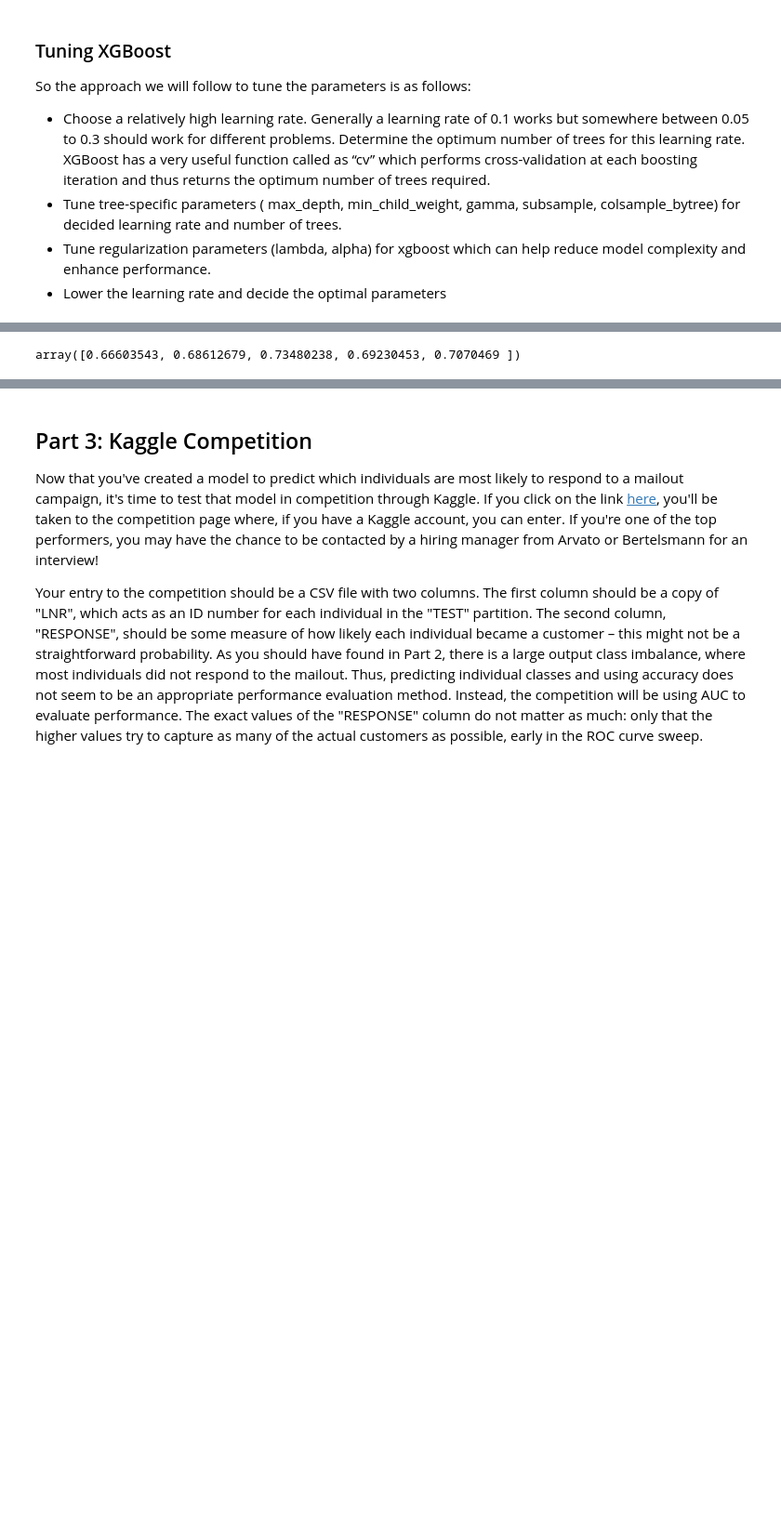
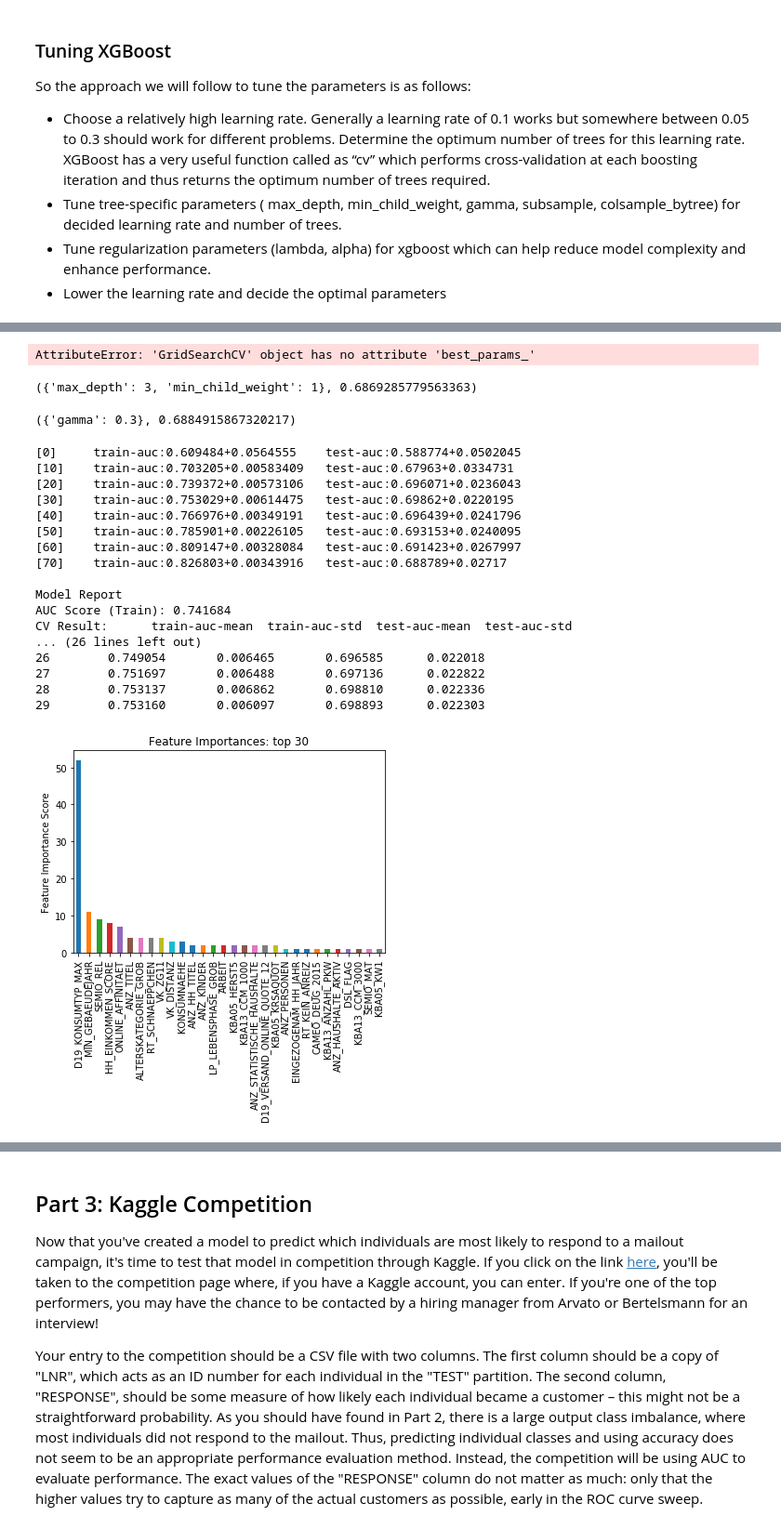
Before and after one commit to santamm/Customer-Segmentation, a Jupyter notebook: Arvato Project Workbook.ipynb, the cells around one changed output, grey strips where cells are left out. Shown at 93% size. Cells and saved outputs as stored; diff of their text form; code cells hidden in the pictures; blank space fills up the shorter version.

```diff
--- a/Arvato Project Workbook.ipynb
+++ b/Arvato Project Workbook.ipynb
@@ -1879,4 +1717,71 @@ KeyboardInterrupt:
-# %%
-scores
-# %% [output]
-array([0.66603543, 0.68612679, 0.73480238, 0.69230453, 0.7070469 ])
+# %%
+#gsearch1.best_params_, gsearch1.best_score_
+gsearch1.error_score
+# %% [output]
+AttributeError: 'GridSearchCV' object has no attribute 'best_params_'
+# %%
+#Since we took steps of 2 now we can look for optimum parameters
+param_test2 = {
+ 'max_depth':[3,4],
+ 'min_child_weight':[1,2]
+}
+gsearch2 = GridSearchCV(estimator = XGBClassifier(learning_rate =0.1, n_estimators=140, max_depth=5,
+ min_child_weight=1, gamma=0, subsample=0.8, colsample_bytree=0.8,
+ objective= 'binary:logistic', nthread=2, scale_pos_weight=1, seed=27),
+param_grid = param_test2, scoring='roc_auc', n_jobs=2, iid=False, cv=5)
+
+gsearch2.fit(X,y)
+gsearch2.best_params_, gsearch2.best_score_
+# %% [output]
+({'max_depth': 3, 'min_child_weight': 1}, 0.6869285779563363)
+# %%
+# Now we tune Gamma: specifies the minimum loss reduction required to make a split
+param_test3 = {
+ 'gamma':[i/10.0 for i in range(0,5)]
+}
+
+gsearch3 = GridSearchCV(estimator = XGBClassifier( learning_rate=0.1, n_estimators=140, max_depth=3,
+ min_child_weight=1, gamma=0, subsample=0.8, colsample_bytree=0.8,
+ objective= 'binary:logistic', nthread=2, scale_pos_weight=1,seed=27),
+ param_grid = param_test3, scoring='roc_auc',n_jobs=2,iid=False, cv=5)
+
+gsearch3.fit(X,y)
+
+gsearch3.best_params_, gsearch3.best_score_
+# %% [output]
+({'gamma': 0.3}, 0.6884915867320217)
+# %%
+# Re-calibrate # of boosting rounds
+xgb2 = XGBClassifier(
+ learning_rate =0.1,
+ n_estimators=1000,
+ max_depth=3,
+ min_child_weight=1,
+ gamma=0.3,
+ subsample=0.8,
+ colsample_bytree=0.8,
+ objective= 'binary:logistic',
+ n_jobs=2,
+ scale_pos_weight=1,
+ random_state=27)
+
+modelfit(xgb2, X, y)
+# %% [output]
+[0]     train-auc:0.609484+0.0564555    test-auc:0.588774+0.0502045
+[10]    train-auc:0.703205+0.00583409   test-auc:0.67963+0.0334731
+[20]    train-auc:0.739372+0.00573106   test-auc:0.696071+0.0236043
+[30]    train-auc:0.753029+0.00614475   test-auc:0.69862+0.0220195
+[40]    train-auc:0.766976+0.00349191   test-auc:0.696439+0.0241796
+[50]    train-auc:0.785901+0.00226105   test-auc:0.693153+0.0240095
+[60]    train-auc:0.809147+0.00328084   test-auc:0.691423+0.0267997
+[70]    train-auc:0.826803+0.00343916   test-auc:0.688789+0.02717
+
+Model Report
+AUC Score (Train): 0.741684
+CV Result:      train-auc-mean  train-auc-std  test-auc-mean  test-auc-std
+... (26 lines left out)
+26        0.749054       0.006465       0.696585      0.022018
+27        0.751697       0.006488       0.697136      0.022822
+28        0.753137       0.006862       0.698810      0.022336
+29        0.753160       0.006097       0.698893      0.022303
+[figure, added]
```
Also changed, not shown: parts of 19 cells of this notebook.
